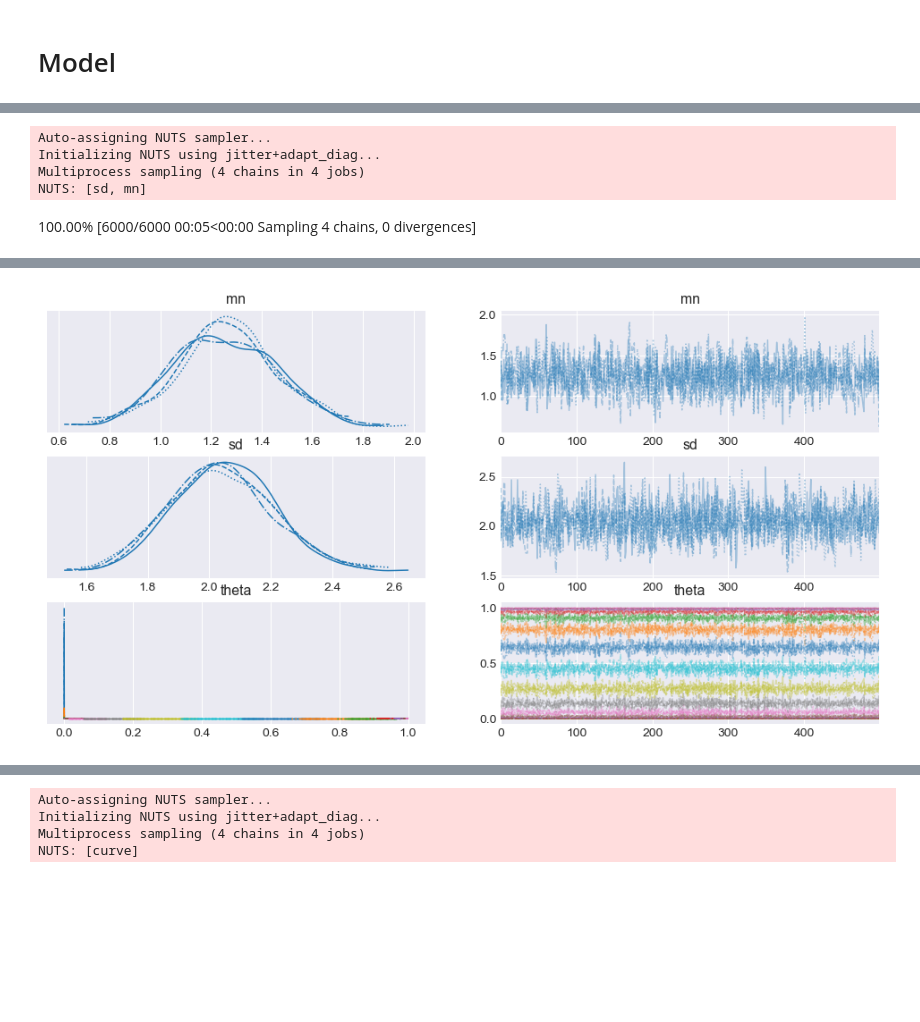
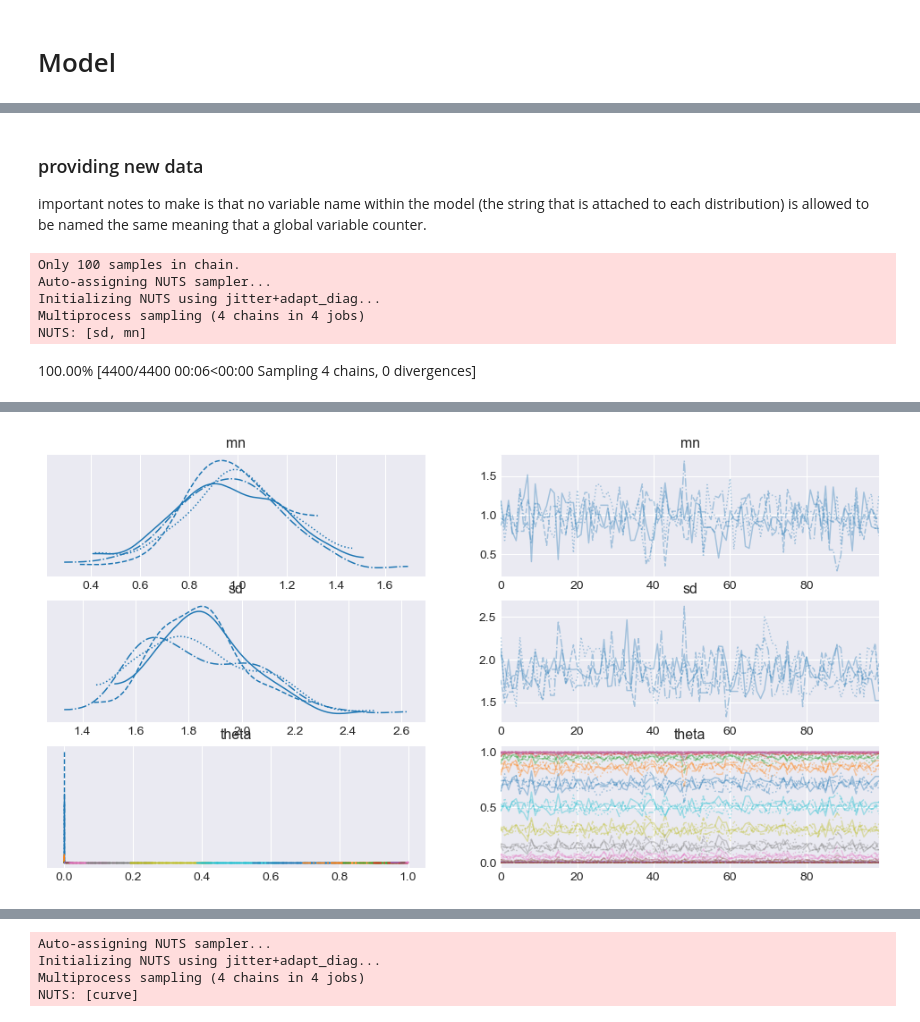
Before and after one commit to LordHerman123/Thesis, a Jupyter notebook: pyMC3_trial.ipynb, the cells around one changed output, grey strips where cells are left out. Saved outputs shown, nothing was run; the diff lists cells and outputs as text; code cells hidden in the pictures; blank space fills up the shorter version.

Commit message:
added itterative sampling I think and a visualisation

```diff
--- a/pyMC3_trial.ipynb
+++ b/pyMC3_trial.ipynb
@@ -499,8 +505,7 @@ this code block concerns itself about generating new random data
 # %%
 def generate_random_data(amount):
     responses = np.random.binomial(amount,p=normal_dist.cdf(stimuli))
-    n_samples = amount
-    return responses, n_samples
+    return amount,responses
 # %% [markdown]
 # Model
 # %%
@@ -528,15 +544,19 @@ NUTS: [sd, mn]
+# %% [markdown]
+### providing new data
+important notes to make is that no variable name within the model (the string that is attached to each distribution) is allowed to be named the same meaning that a global variable counter.
 # %%
-new_data, n_samples_new = generate_random_data(15)
+n_samples_new,new_data = generate_random_data(15)
 with model_cdf_hierarchical:
     Y_obs = pm.Binomial("Y_obs"+str(Global_variable_counter), n=n_samples_new, p=theta, observed=new_data)
 
-    trace_hierarchical = pm.sample(500, cores=4)  # Sampling from the model
+    trace_hierarchical = pm.sample(100, cores=4)  # Sampling from the model
 
 az.plot_trace(trace_hierarchical)
 Global_variable_counter =+ 1
 # %% [output]
+Only 100 samples in chain.
 Auto-assigning NUTS sampler...
 Initializing NUTS using jitter+adapt_diag...
 Multiprocess sampling (4 chains in 4 jobs)
 NUTS: [sd, mn]
-100.00% [6000/6000 00:05<00:00 Sampling 4 chains, 0 divergences]
+100.00% [4400/4400 00:06<00:00 Sampling 4 chains, 0 divergences]
@@ -544,3 +564,3 @@ Sampling 4 chains for 1_000 tune and 500 draw iterations (4_000 + 2_000 draws to
 Got error No model on context stack. trying to find log_likelihood in translation.
 Got error No model on context stack. trying to find log_likelihood in translation.
-[figure, old version]
+[figure, new version]
```
Also changed, not shown: parts of 7 cells of this notebook.
